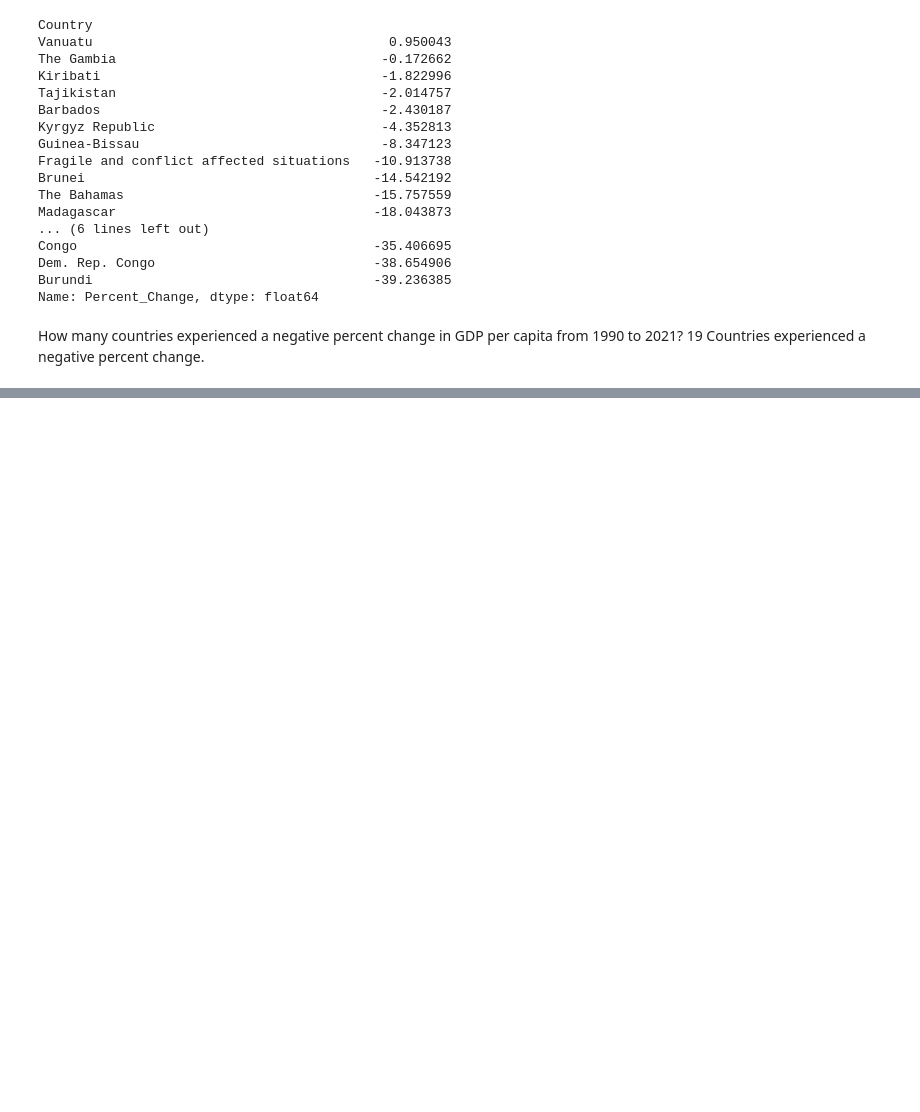
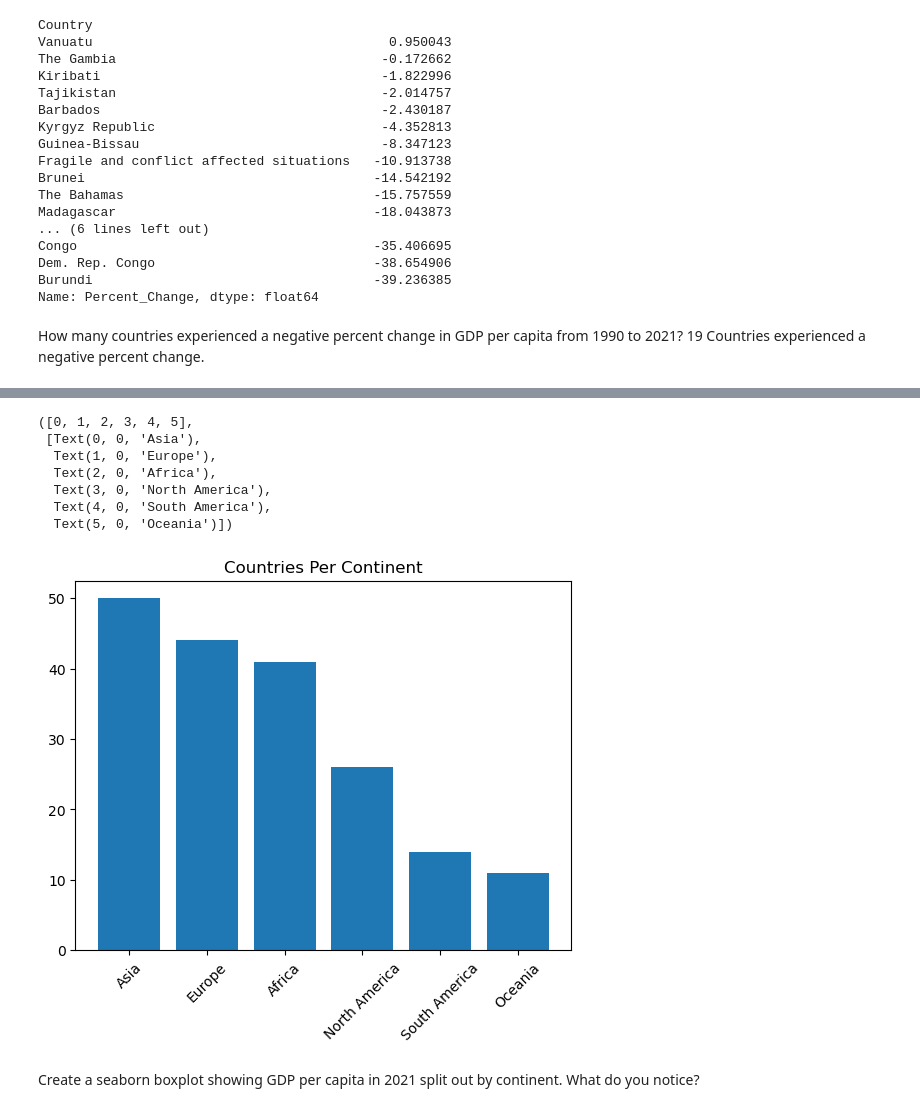
Before and after one commit to nss-data-science-cohort-8/un-exploration-Mythical-clj, a Jupyter notebook: notebooks/UN_Data_Exploration.ipynb, the cells around one changed output, grey strips where cells are left out. Drawn from its saved outputs; the diff is of its cells as text; code cells hidden in the pictures; blank space fills up the shorter version.

```diff
--- a/notebooks/UN_Data_Exploration.ipynb
+++ b/notebooks/UN_Data_Exploration.ipynb
@@ -214,0 +216,2 @@ gdp_pivoted
+# %%
+continents = pd.read_csv("../data/continents.csv")
@@ -214,0 +220,2 @@ gdp_pivoted
+# %%
+gdp_df = pd.merge(gdp_df, continents, on='Country')
@@ -214,0 +224,18 @@ gdp_pivoted
+# %%
+gdp_df_clean = gdp_df.drop_duplicates(subset='Country')
+gdp_df_counts= gdp_df_clean['Continent'].value_counts()
+# %%
+plt.bar(gdp_df_clean['Continent'].unique(), gdp_df_counts)
+plt.title('Countries Per Continent')
+plt.xticks(rotation=45)
+# %% [output]
+([0, 1, 2, 3, 4, 5],
+ [Text(0, 0, 'Asia'),
+  Text(1, 0, 'Europe'),
+  Text(2, 0, 'Africa'),
+  Text(3, 0, 'North America'),
+  Text(4, 0, 'South America'),
+  Text(5, 0, 'Oceania')])
+[figure, added]
+# %% [markdown]
+Create a seaborn boxplot showing GDP per capita in 2021 split out by continent. What do you notice?
```
Also changed, not shown: parts of 6 cells of this notebook.
